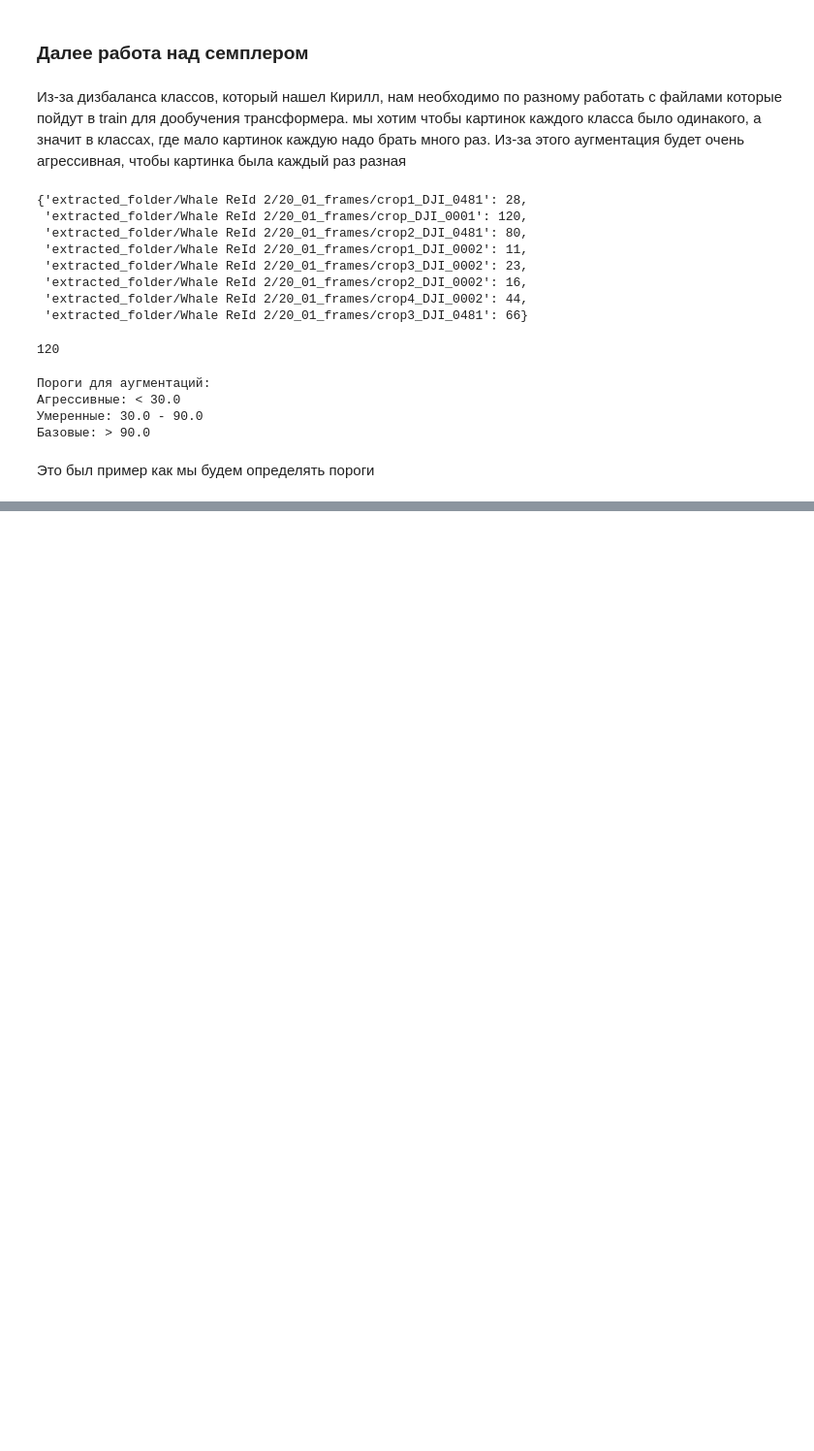
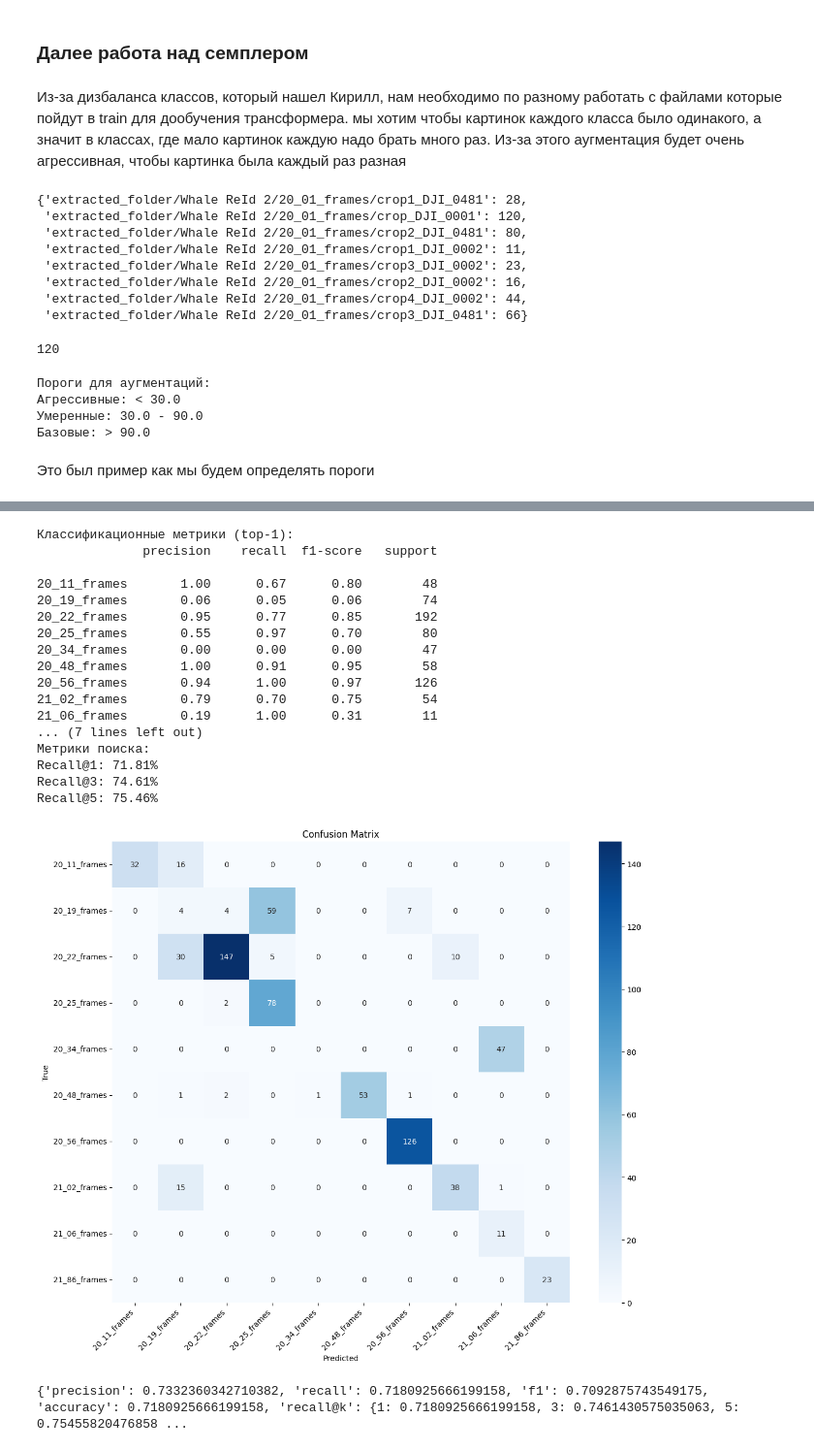
Before and after one commit to alekseevpy/WhalesDetection, a Jupyter notebook: test_for_whales.ipynb, the cells around one changed output, grey strips where cells are left out. Shown at 97% size. Saved outputs shown, nothing was run; the diff lists cells and outputs as text; code cells hidden in the pictures; blank space fills up the shorter version.

```diff
--- a/test_for_whales.ipynb
+++ b/test_for_whales.ipynb
@@ -584,0 +805,39 @@ len(balanced_dataset)
+# %%
+DATA_PATH = "whales_processed"
+IMAGE_SIZE = 224
+
+transform = T.Compose([
+    T.Resize((IMAGE_SIZE, IMAGE_SIZE)),
+    T.ToTensor(),
+    T.Normalize([0.5, 0.5, 0.5], [0.5, 0.5, 0.5])
+])
+
+train_index, train_paths = build_faiss_index(os.path.join(DATA_PATH, "train"))
+
+metrics = evaluate_model(
+    test_folder=os.path.join(DATA_PATH, "test"),
+    index=train_index,
+    paths=train_paths,
+    k_values=(1,3,5)
+)
+print(metrics)
+# %% [output]
+Классификационные метрики (top-1):
+              precision    recall  f1-score   support
+
+20_11_frames       1.00      0.67      0.80        48
+20_19_frames       0.06      0.05      0.06        74
+20_22_frames       0.95      0.77      0.85       192
+20_25_frames       0.55      0.97      0.70        80
+20_34_frames       0.00      0.00      0.00        47
+20_48_frames       1.00      0.91      0.95        58
+20_56_frames       0.94      1.00      0.97       126
+21_02_frames       0.79      0.70      0.75        54
+21_06_frames       0.19      1.00      0.31        11
+... (7 lines left out)
+Метрики поиска:
+Recall@1: 71.81%
+Recall@3: 74.61%
+Recall@5: 75.46%
+[figure, added]
+{'precision': 0.7332360342710382, 'recall': 0.7180925666199158, 'f1': 0.7092875743549175, 'accuracy': 0.7180925666199158, 'recall@k': {1: 0.7180925666199158, 3: 0.7461430575035063, 5: 0.75455820476858 ...
```
Also changed, not shown: parts of 26 cells of this notebook.
